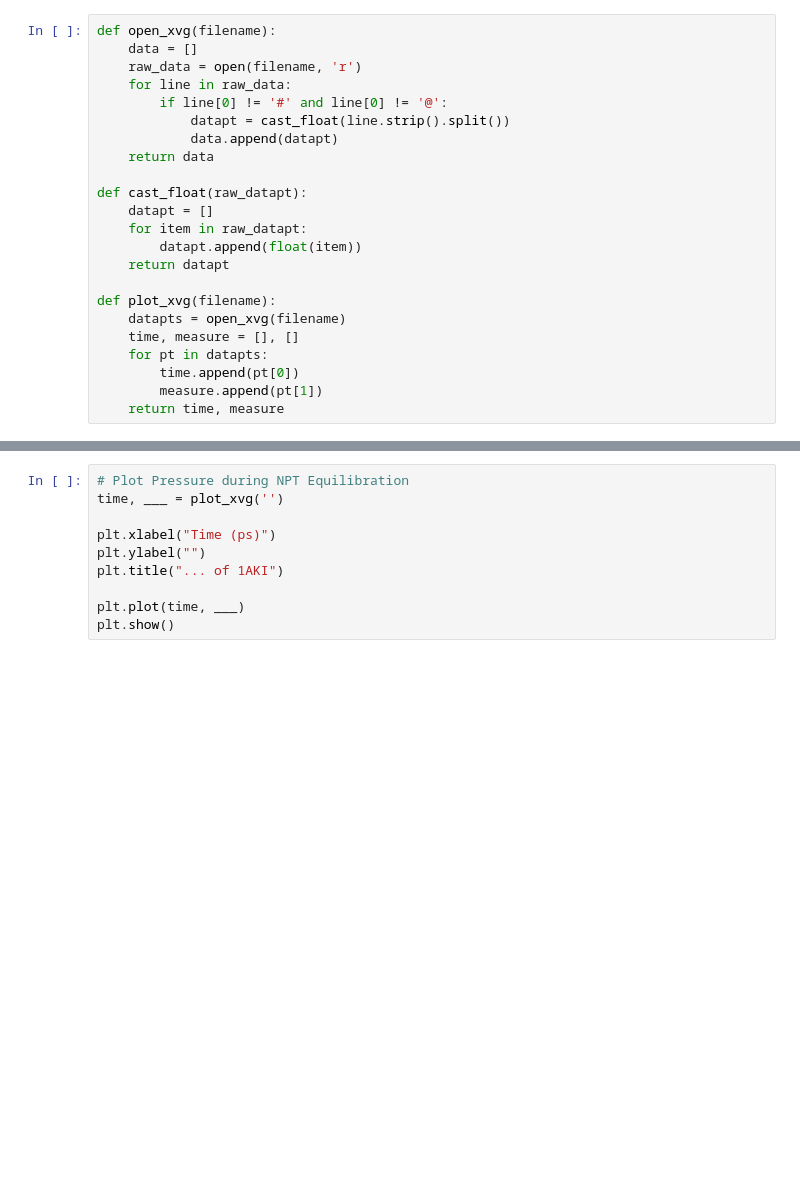
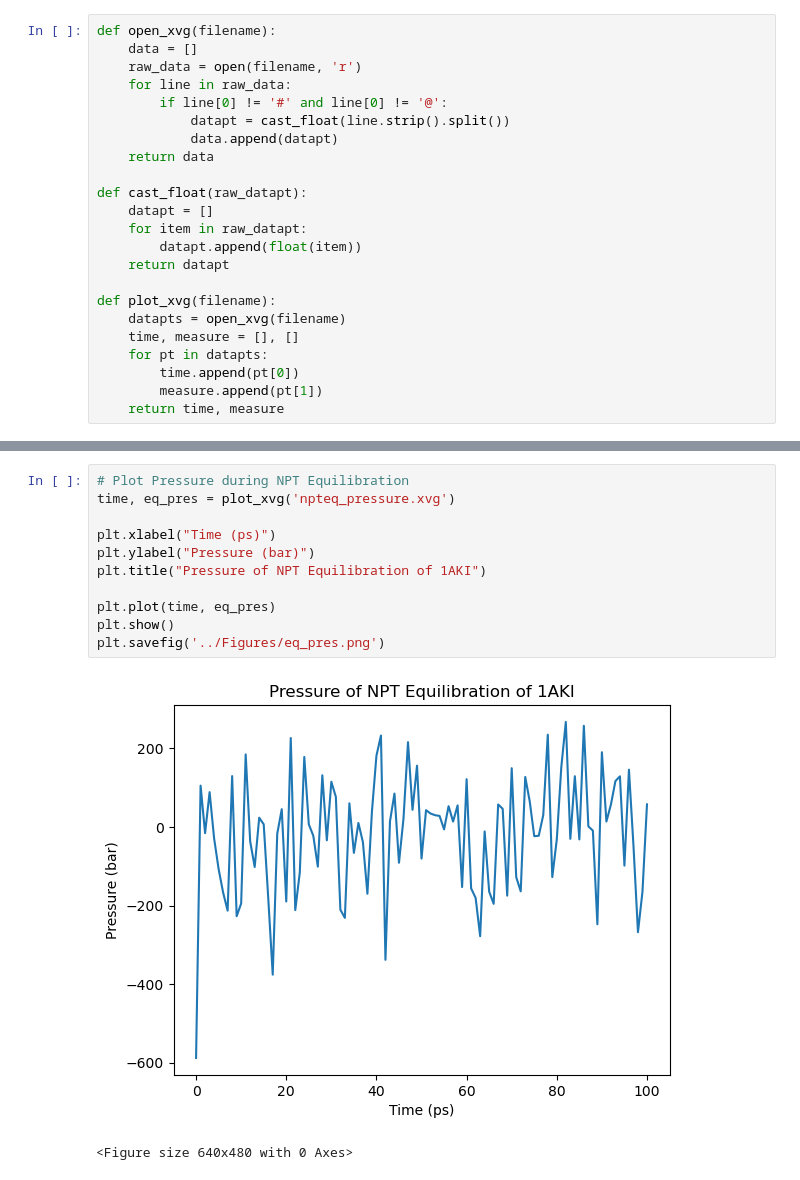
Before and after one commit to tvp3189/comp-lab-class-2023, a Jupyter notebook: Week3/Analysis/gromacs_plots.ipynb, the cells around one changed output, grey strips where cells are left out. Drawn from its saved outputs; the diff is of its cells as text; blank space fills up the shorter version.

Commit message:
Finished plotting all data generated from GROMACS tutorial

```diff
--- a/Week3/Analysis/gromacs_plots.ipynb
+++ b/Week3/Analysis/gromacs_plots.ipynb
@@ -59,12 +55,16 @@ plt.show()
 # %%
 # Plot Pressure during NPT Equilibration
-time, ___ = plot_xvg('')
+time, eq_pres = plot_xvg('npteq_pressure.xvg')
 
 plt.xlabel("Time (ps)")
-plt.ylabel("")
-plt.title("... of 1AKI")
+plt.ylabel("Pressure (bar)")
+plt.title("Pressure of NPT Equilibration of 1AKI")
 
-plt.plot(time, ___)
+plt.plot(time, eq_pres)
 plt.show()
+plt.savefig('../Figures/eq_pres.png')
+# %% [output]
+[figure, added]
+<Figure size 640x480 with 0 Axes>
 # %%
 # Plot Density during NPT Equilibration
```
Also changed, not shown: parts of 7 cells of this notebook, 8 other files.
